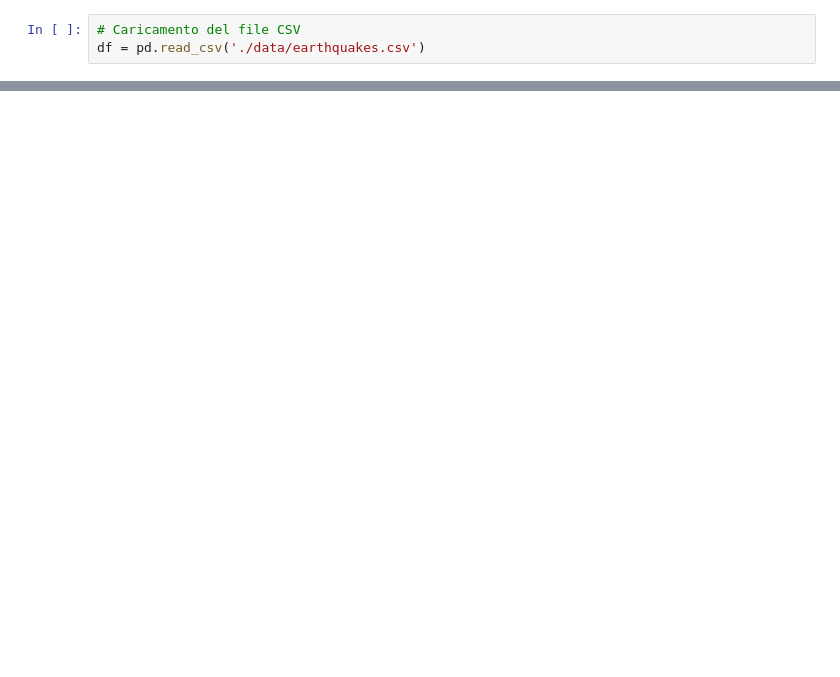
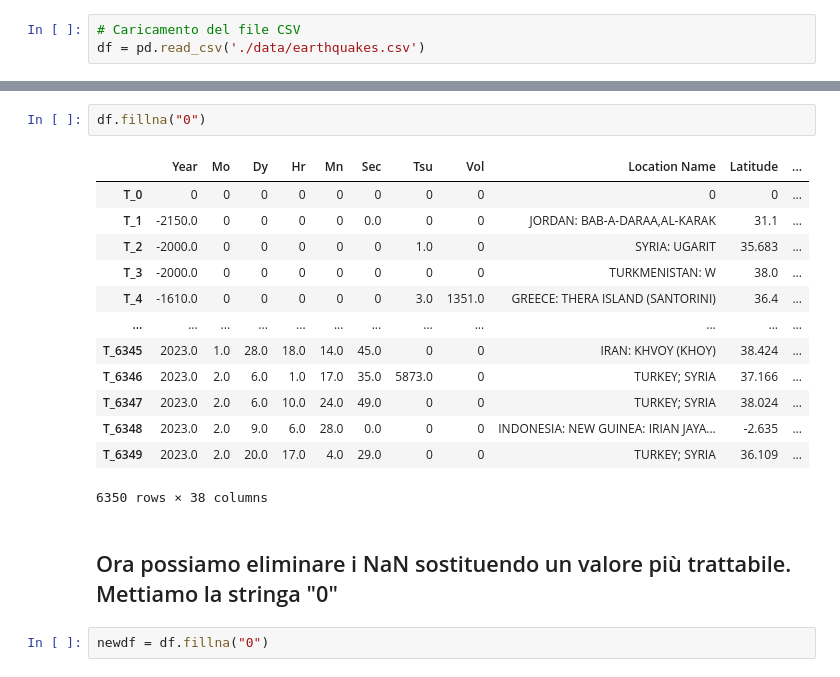
Before and after one commit to pal-dev-labs/Artificial-Intelligence-with-Python, a Jupyter notebook: 5-Pandas-part1.ipynb, the cells around one changed output, grey strips where cells are left out. Saved outputs shown, nothing was run; the diff lists cells and outputs as text; blank space fills up the shorter version.

```diff
--- a/5-Pandas-part1.ipynb
+++ b/5-Pandas-part1.ipynb
@@ -25,0 +593,20 @@ df = pd.read_csv('./data/earthquakes.csv')
+# %%
+df.fillna("0")
+# %% [output]
+|  | Year | Mo | Dy | Hr | Mn | Sec | Tsu | Vol | Location Name | Latitude | ... |
+| T_0 | 0 | 0 | 0 | 0 | 0 | 0 | 0 | 0 | 0 | 0 | ... |
+| T_1 | -2150.0 | 0 | 0 | 0 | 0 | 0.0 | 0 | 0 | JORDAN: BAB-A-DARAA,AL-KARAK | 31.1 | ... |
+| T_2 | -2000.0 | 0 | 0 | 0 | 0 | 0 | 1.0 | 0 | SYRIA: UGARIT | 35.683 | ... |
+| T_3 | -2000.0 | 0 | 0 | 0 | 0 | 0 | 0 | 0 | TURKMENISTAN: W | 38.0 | ... |
+| T_4 | -1610.0 | 0 | 0 | 0 | 0 | 0 | 3.0 | 1351.0 | GREECE: THERA ISLAND (SANTORINI) | 36.4 | ... |
+| ... | ... | ... | ... | ... | ... | ... | ... | ... | ... | ... | ... |
+| T_6345 | 2023.0 | 1.0 | 28.0 | 18.0 | 14.0 | 45.0 | 0 | 0 | IRAN: KHVOY (KHOY) | 38.424 | ... |
+| T_6346 | 2023.0 | 2.0 | 6.0 | 1.0 | 17.0 | 35.0 | 5873.0 | 0 | TURKEY; SYRIA | 37.166 | ... |
+| T_6347 | 2023.0 | 2.0 | 6.0 | 10.0 | 24.0 | 49.0 | 0 | 0 | TURKEY; SYRIA | 38.024 | ... |
+| T_6348 | 2023.0 | 2.0 | 9.0 | 6.0 | 28.0 | 0.0 | 0 | 0 | INDONESIA: NEW GUINEA: IRIAN JAYA... | -2.635 | ... |
+| T_6349 | 2023.0 | 2.0 | 20.0 | 17.0 | 4.0 | 29.0 | 0 | 0 | TURKEY; SYRIA | 36.109 | ... |
+6350 rows × 38 columns
+# %% [markdown]
+## Ora possiamo eliminare i NaN sostituendo un valore più trattabile. Mettiamo la stringa "0"
+# %%
+newdf = df.fillna("0")
```
Also changed, not shown: parts of 108 cells of this notebook, 8 other files.
